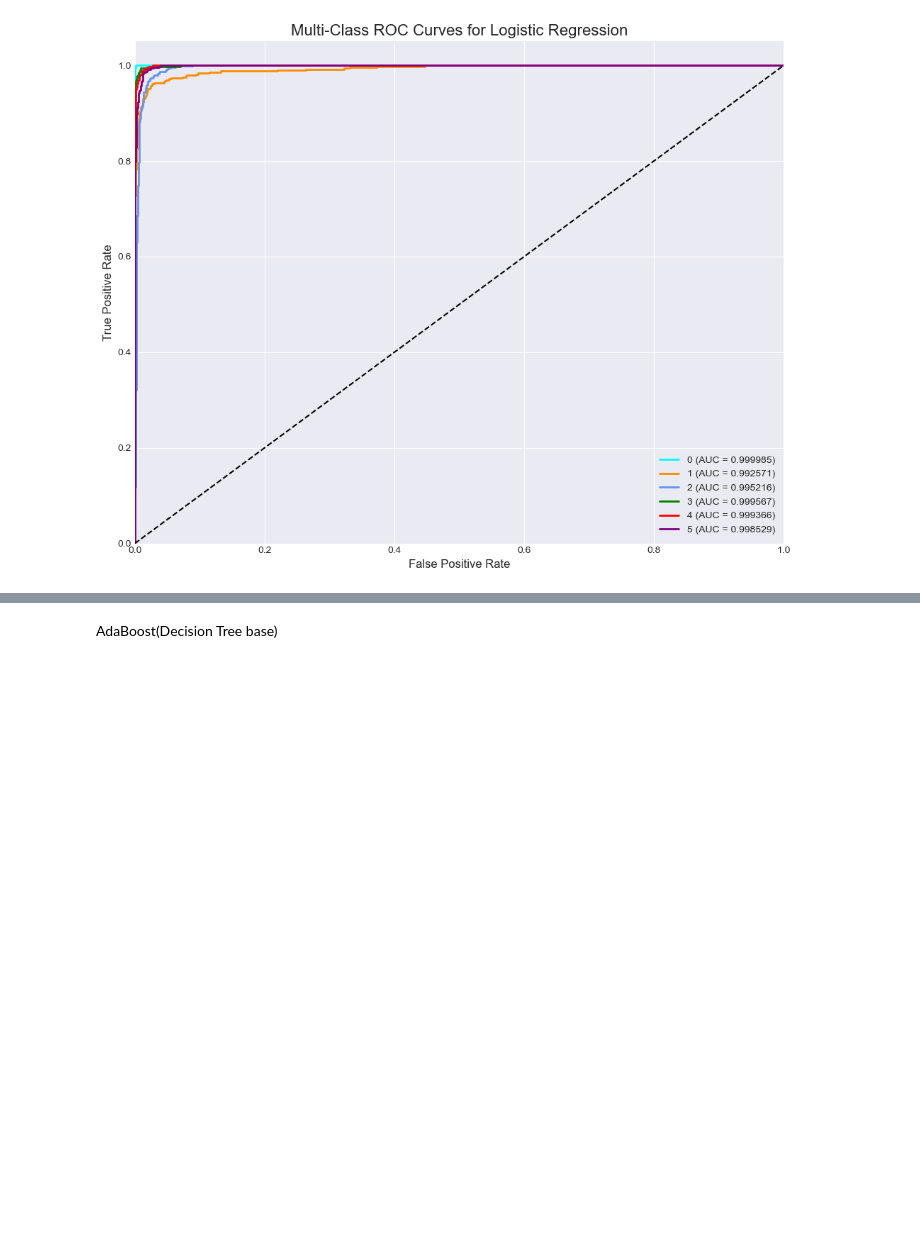
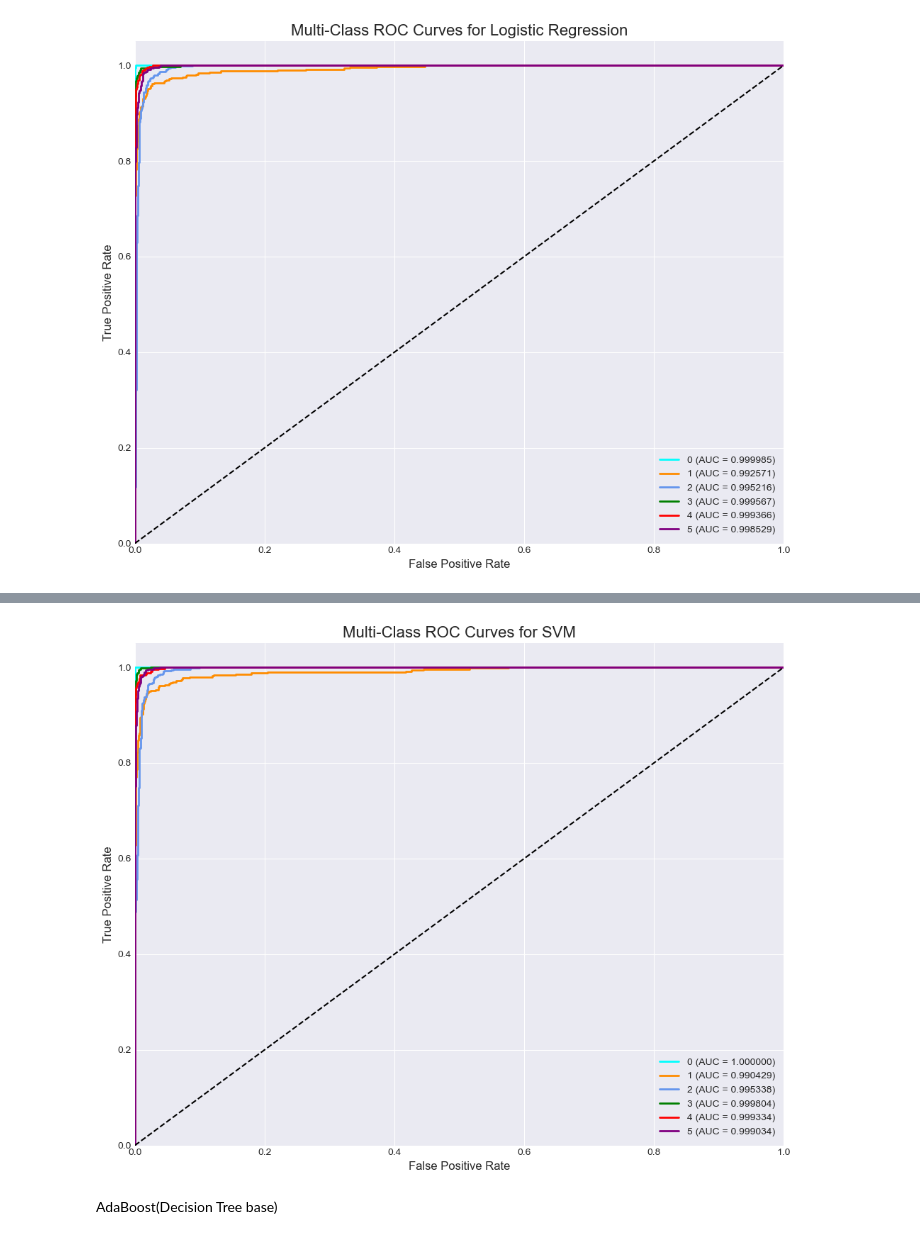
Before and after one commit to Parvptl/human_activity_recognition, a Jupyter notebook: notebooks/02_modeling.ipynb, the cells around one changed output, grey strips where cells are left out. Drawn from its saved outputs; the diff is of its cells as text; code cells hidden in the pictures; blank space fills up the shorter version.

```diff
--- a/notebooks/02_modeling.ipynb
+++ b/notebooks/02_modeling.ipynb
@@ -357,0 +437,77 @@ AUC Scores by Activity (Full Precision):
+# %%
+from sklearn.preprocessing import label_binarize, LabelEncoder
+from sklearn.preprocessing import label_binarize, LabelEncoder
+from sklearn.metrics import roc_curve, auc
+from itertools import cycle
+import numpy as np
+import matplotlib.pyplot as plt
+
+print("\n--- Generating Multi-Class ROC Curves for SVM ---")
+
+# ---------- Label Encoding ----------
+le = LabelEncoder()
+y_train_enc = le.fit_transform(y_train)
+y_test_enc = le.transform(y_test)
+
+# Binarize labels for OVR ROC
+classes = np.unique(y_train_enc)
+y_train_bin = label_binarize(y_train_enc, classes=classes)
+y_test_bin = label_binarize(y_test_enc, classes=classes)
+n_classes = y_train_bin.shape[1]
+
+# ---------- Train SVM with Probabilities Enabled ----------
+svm_roc_model = SVC(
+    C=best_svm.C,
+    kernel=best_svm.kernel,
+    gamma=best_svm.gamma,
+    degree=best_svm.degree if best_svm.kernel == "poly" else 3,
+    probability=True,           # REQUIRED for ROC
+    random_state=42
+)
+
+svm_roc_model.fit(X_train_scaled, y_train_enc)
+
+# Scores for ROC (probabilities)
+y_score_svm = svm_roc_model.predict_proba(X_test_scaled)
+
+# ---------- Compute ROC and AUC ----------
+fpr_svm = {}
+tpr_svm = {}
+roc_auc_svm = {}
+
+for i in range(n_classes):
+    fpr_svm[i], tpr_svm[i], _ = roc_curve(y_test_bin[:, i], y_score_svm[:, i])
+    roc_auc_svm[i] = auc(fpr_svm[i], tpr_svm[i])
+
+# Print AUC values (high precision)
+print("\nAUC Scores by Activity (SVM - Full Precision):")
+for i, activity in enumerate(le.classes_):
+    print(f"  {str(activity):20s}: {roc_auc_svm[i]:.6f}")
+
+# ---------- Plot ROC Curves ----------
+plt.figure(figsize=(10, 8))
+colors = cycle(['aqua', 'darkorange', 'cornflowerblue', 'green', 'red', 'purple'])
+
+for i, color in zip(range(n_classes), colors):
+    plt.plot(
+        fpr_svm[i],
+        tpr_svm[i],
+        lw=2,
+        color=color,
+        label=f"{le.classes_[i]} (AUC = {roc_auc_svm[i]:.6f})"
+    )
+
+# Diagonal reference line
+plt.plot([0, 1], [0, 1], 'k--', lw=1.5)
+
+plt.xlim([0.0, 1.0])
+plt.ylim([0.0, 1.05])
+plt.xlabel('False Positive Rate', fontsize=12)
+plt.ylabel('True Positive Rate', fontsize=12)
+plt.title('Multi-Class ROC Curves for SVM', fontsize=16)
+plt.legend(loc="lower right", fontsize=10)
+plt.grid(True)
+
+plt.tight_layout()
+plt.show()
+# %% [output]
@@ -358,3 +523,4 @@ AUC Scores by Activity (Full Precision):
+[figure, added]
 # %% [markdown]
 AdaBoost(Decision Tree base)
 # %%
```
Also changed, not shown: parts of 4 cells of this notebook.
